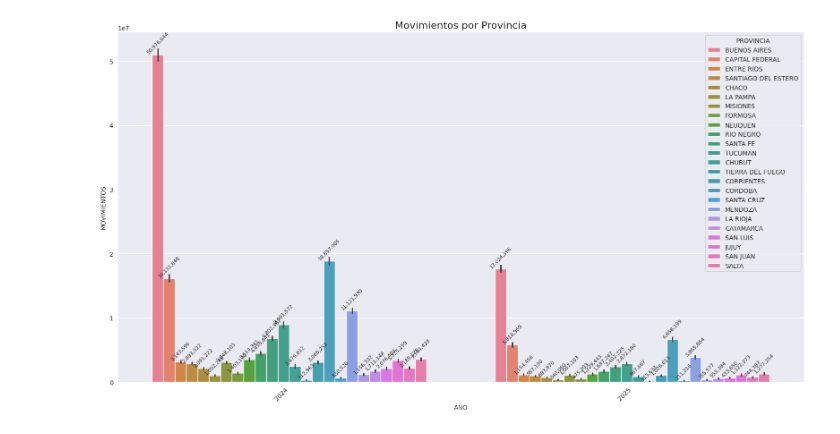
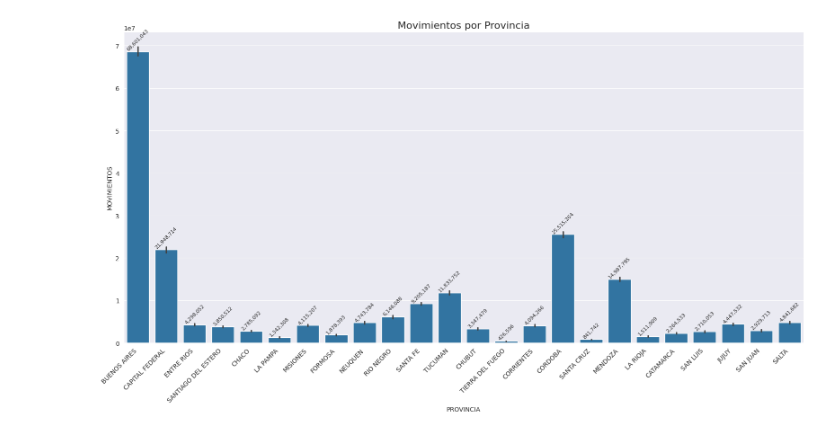
Before and after one commit to prieto-daniel/Data-Science-I, a Jupyter notebook: Entregables/datasets_prieto_03.ipynb, the cells around one changed output. Saved outputs shown, nothing was run; the diff lists cells and outputs as text; code cells hidden in the pictures.

```diff
--- a/Entregables/datasets_prieto_03.ipynb
+++ b/Entregables/datasets_prieto_03.ipynb
@@ -5,16 +38,11 @@ import pandas as pd
 import matplotlib.pyplot as plt
 import seaborn as sns
 # %%
-# Historico de movimientos encriptado
+# Dataset: Transacciones de Pago Fácil y Western Union (Argentina)
 url = 'https://raw.githubusercontent.com/prieto-daniel/Data-Science-I/refs/heads/main/Datos/TH.csv'
 df = pd.read_csv(url, delimiter=';')
-print(f'Rows: {len(df)}')
 
 # Como el archivo es una conversion de excel a csv, las fechas las tomo como INT, el origen del excel es 1899-12-30, como dia 0 para la base del calculo.
 df['FECHA_DATE'] = pd.to_datetime(df['FECHA'], unit = 'D', origin='1899-12-30')
 df['AÑO'] = df['FECHA_DATE'].dt.year
-
-# Excluyo periodos anteriores al año 2024
-df = df[df['AÑO'] >= 2024]
-
-df.head()
+df["MES"] = df["FECHA_DATE"].dt.to_period("M")
@@ -29,17 +84,19 @@ Rows: 95767
 # %%
-# Visualizar los datos
+# ----------------------------------
+# 5. Análisis Bivariado: Tipo de servicio vs. Monto
+# ----------------------------------
 plt.figure(figsize = (16, 9))
 sns.set_style("darkgrid")
-ax = sns.barplot(data = df, x = 'AÑO', y = 'BP', hue = 'PROVINCIA', estimator ='sum')
+ax = sns.barplot(data = df, x = 'PROVINCIA', y = 'BP', estimator ='sum')
 plt.title('Movimientos por Provincia', fontsize = 16)
-plt.xlabel('AÑO', fontsize = 10)
+plt.xlabel('PROVINCIA', fontsize = 10)
 plt.ylabel('MOVIMIENTOS', fontsize = 10)
 plt.xticks(rotation = 45, ha = 'right')
 plt.tight_layout()
 
 for container in ax.containers:
     ax.bar_label(container, fmt='{:,.0f}', fontsize=8, rotation=45)
 
 plt.show()
 # %% [output]
-[figure, old version]
+[figure, new version]
```
Also changed, not shown: parts of 15 cells of this notebook.
